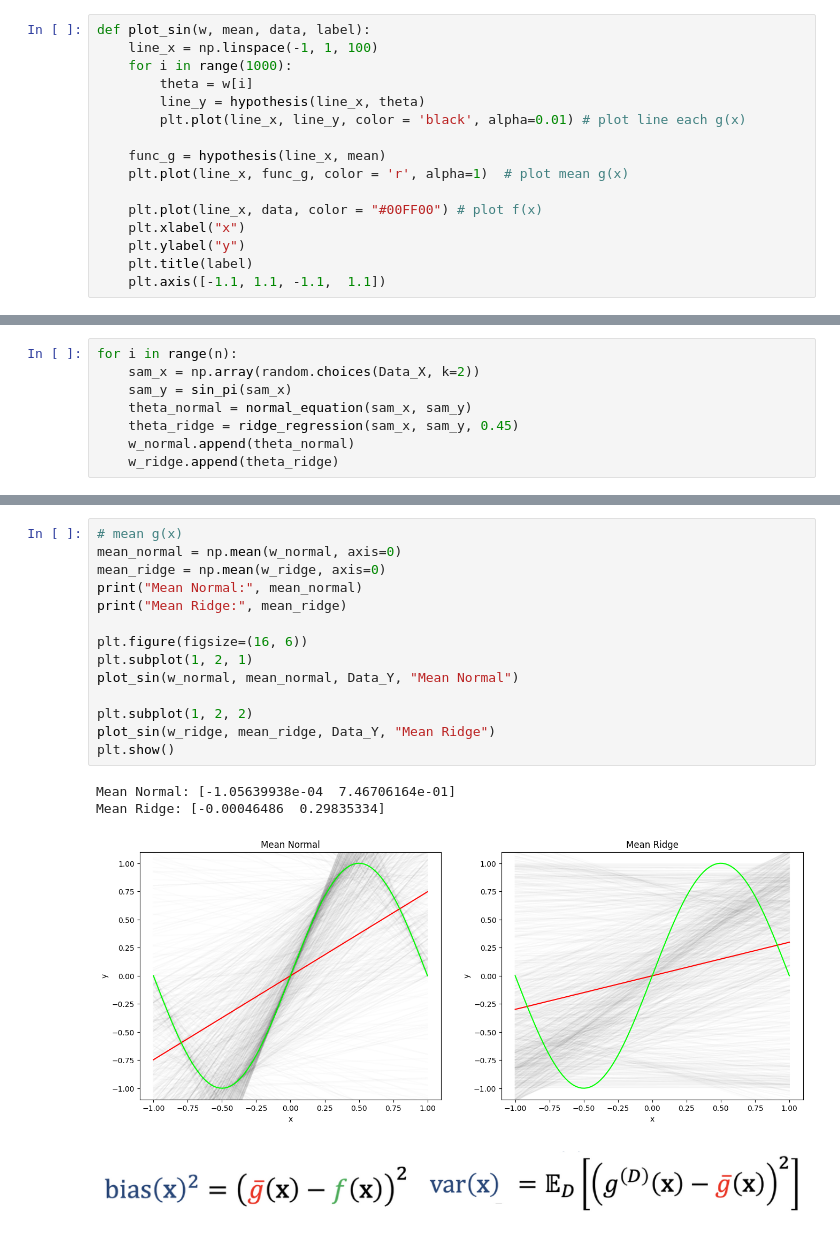
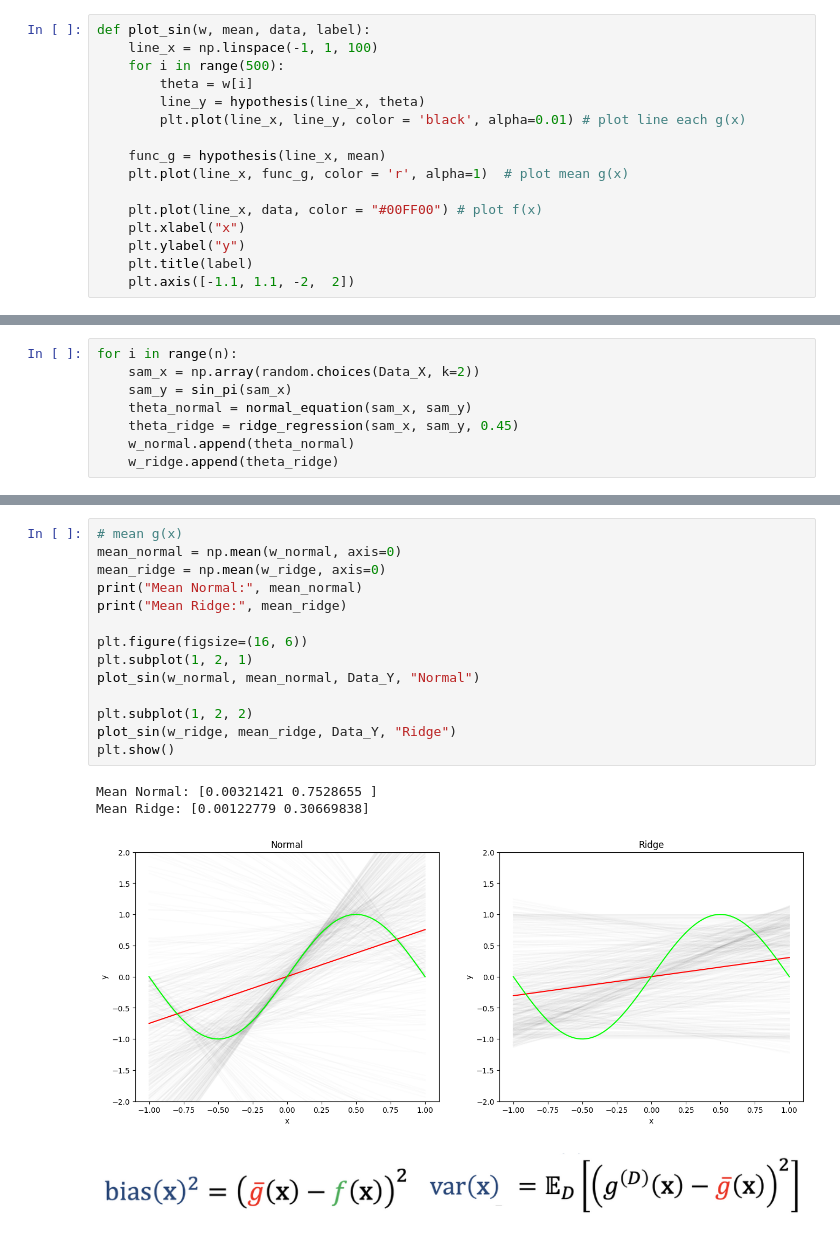
Before and after one commit to MLol-3/Machine-learning-class67, a Jupyter notebook: Linear Model Selection and Regularization/Q3.ipynb, the cells around one changed output, grey strips where cells are left out. Cells and saved outputs as stored; diff of their text form.

Commit message:
update plot plt.axis

```diff
--- a/Linear Model Selection and Regularization/Q3.ipynb
+++ b/Linear Model Selection and Regularization/Q3.ipynb
@@ -37,7 +37,7 @@ def hypothesis(x,w):
 # %%
 def plot_sin(w, mean, data, label):
     line_x = np.linspace(-1, 1, 100)
-    for i in range(1000):
+    for i in range(500):
         theta = w[i]
         line_y = hypothesis(line_x, theta)
         plt.plot(line_x, line_y, color = 'black', alpha=0.01) # plot line each g(x)
@@ -49,7 +49,7 @@ def plot_sin(w, mean, data, label):
     plt.xlabel("x")
     plt.ylabel("y")
     plt.title(label)
-    plt.axis([-1.1, 1.1, -1.1,  1.1])
+    plt.axis([-1.1, 1.1, -2,  2])
 # %%
 Data_X = np.linspace(-1, 1, 100)
 Data_Y = sin_pi(Data_X) # f(x) function sin*pi
@@ -87,21 +87,21 @@ plt.show()
 # %%
 # mean g(x)
 mean_normal = np.mean(w_normal, axis=0)
 mean_ridge = np.mean(w_ridge, axis=0)
 print("Mean Normal:", mean_normal)
 print("Mean Ridge:", mean_ridge)
 
 plt.figure(figsize=(16, 6))
 plt.subplot(1, 2, 1)
-plot_sin(w_normal, mean_normal, Data_Y, "Mean Normal")
+plot_sin(w_normal, mean_normal, Data_Y, "Normal")
 
 plt.subplot(1, 2, 2)
-plot_sin(w_ridge, mean_ridge, Data_Y, "Mean Ridge")
+plot_sin(w_ridge, mean_ridge, Data_Y, "Ridge")
 plt.show()
 # %% [output]
-Mean Normal: [-1.05639938e-04  7.46706164e-01]
-Mean Ridge: [-0.00046486  0.29835334]
+Mean Normal: [0.00321421 0.7528655 ]
+Mean Ridge: [0.00122779 0.30669838]
-[figure, old version]
+[figure, new version]
 # %% [markdown]
 ![image.png](attachment:image.png)
 # %%
```
Also changed, not shown: parts of 2 cells of this notebook.
